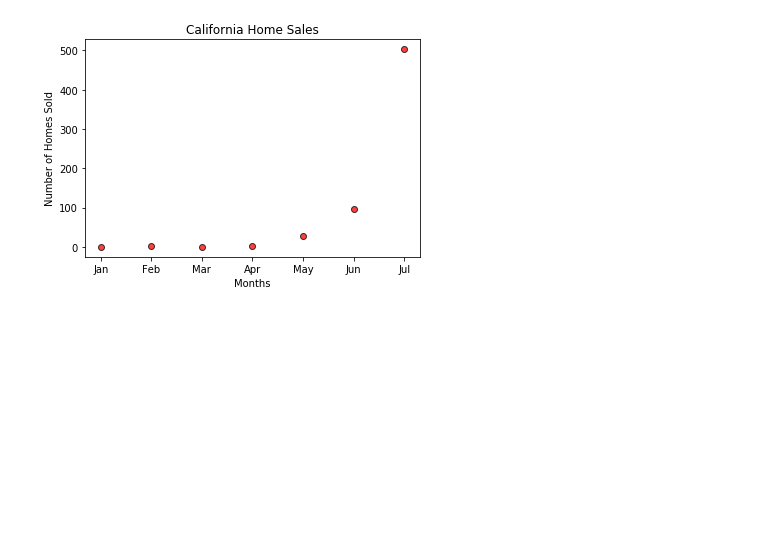
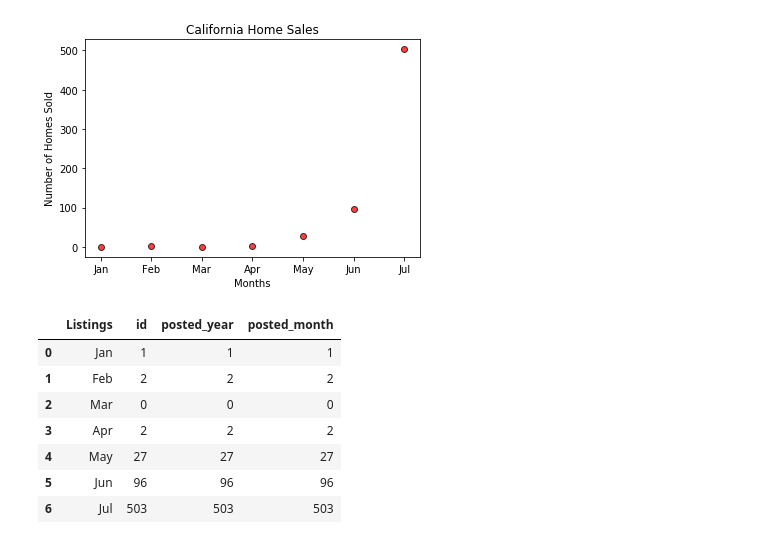
Before and after one commit to nuvvalaps/Project1-DataVis, a Jupyter notebook: California Data (Cleaned).ipynb, the cells around one changed output. Drawn from its saved outputs; the diff is of its cells as text; code cells hidden in the pictures; blank space fills up the shorter version.

```diff
--- a/California Data (Cleaned).ipynb
+++ b/California Data (Cleaned).ipynb
@@ -153,7 +168,7 @@ california_sold = california_sold[["id",
                            "posted_month"]]
 # california_listings.info()
 
-california_sold["Listings"] = pd.cut(california_sold["posted_month"].astype(int), listing_bins, labels=listing_ranges, include_lowest=True)
+california_sold["Listings"] = pd.cut(california_sold["posted_month"].astype(int), sold_bins, labels=sold_ranges, include_lowest=True)
 california_sold = california_sold.groupby(["Listings"]).count()
 
 california_sold.reset_index(inplace = True)
@@ -165,6 +180,21 @@ plt.scatter(x_axis, y_axis, marker="o", facecolors="red", edgecolors="black", al
 plt.title("California Home Sales")
 plt.xlabel("Months")
 plt.ylabel("Number of Homes Sold")
+
+
+# plt.savefig('California_sales_timeline.png')
+
 plt.show()
 # %% [output]
 [figure]
+# %%
+california_sold
+# %% [output]
+|  | Listings | id | posted_year | posted_month |
+| 0 | Jan | 1 | 1 | 1 |
+| 1 | Feb | 2 | 2 | 2 |
+| 2 | Mar | 0 | 0 | 0 |
+| 3 | Apr | 2 | 2 | 2 |
+| 4 | May | 27 | 27 | 27 |
+| 5 | Jun | 96 | 96 | 96 |
+| 6 | Jul | 503 | 503 | 503 |
```
Also changed, not shown: parts of 2 cells of this notebook, 11 other files.
